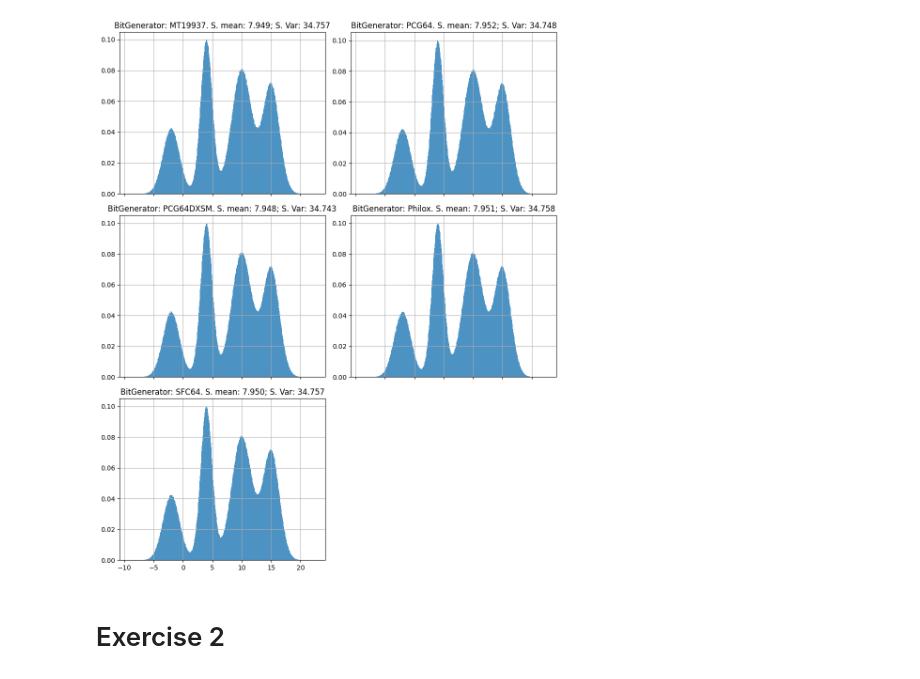
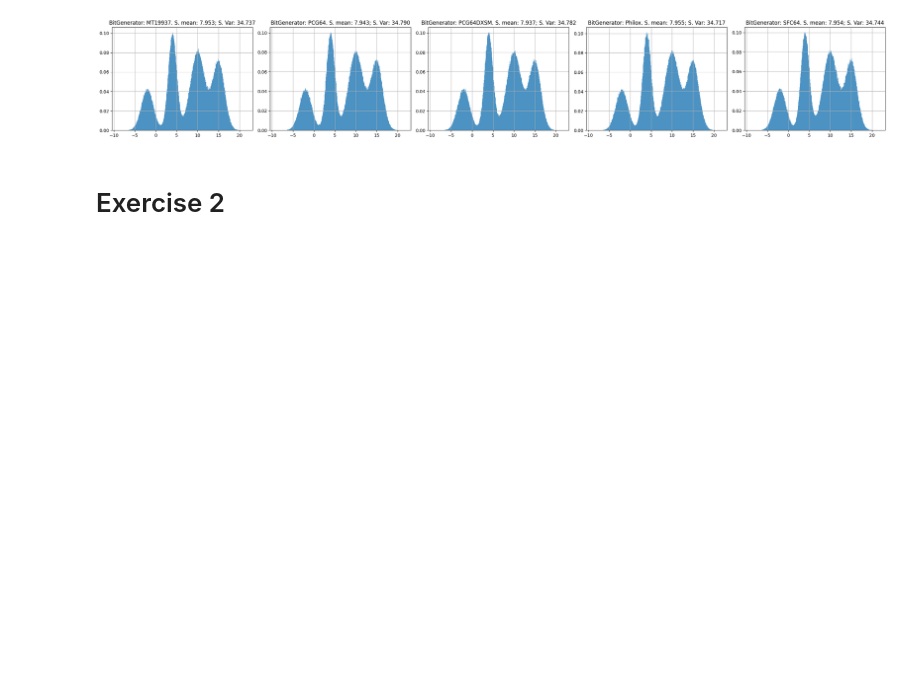
Before and after one commit to DaMole98/SPE-labs, a Jupyter notebook: HW-1/HW1.ipynb, the cells around one changed output. Drawn from its saved outputs; the diff is of its cells as text; code cells hidden in the pictures; blank space fills up the shorter version.

Commit message:
fixed plots

```diff
--- a/HW-1/HW1.ipynb
+++ b/HW-1/HW1.ipynb
@@ -36,7 +36,7 @@ choice_weights = np.array([0.15, 0.25, 0.35, 0.25])
 # %%
 #NB: I am avoiding vectorized operations on purpose, since is not clear (to me) how this could affect the rng state evolution
 
-DATASET_SIZE = int(1e7)
+DATASET_SIZE = int(1e6)
 
 samples_from_rng = {}
 for rng in all_rngs:
@@ -50,27 +50,28 @@ for rng in all_rngs:
 # %%
 #Plotting from different rng algorithms
 
 n = len(samples_from_rng)
-cols = 2
-rows = math.ceil(n / cols)
+
+rows = 1
+cols = n
 
 fig, axes = plt.subplots(rows, cols, figsize=(5 * cols, 4 * rows), sharex=True)
 axes = axes.flatten()
 
 for ax, (name, samples) in zip(axes, samples_from_rng.items()):
     mean = np.mean(samples)
     var = np.var(samples)
     ax.hist(samples, bins=500, density=True, alpha=0.8)
     ax.set_title(f"BitGenerator: {name}. S. mean: {mean:.3f}; S. Var: {var:.3f}",)
     ax.grid(True)
 
 for i in range(len(samples_from_rng), len(axes)):
     fig.delaxes(axes[i])
 
 plt.tight_layout()
 plt.show()
 # %% [output]
-[figure, old version]
+[figure, new version]
 # %% [markdown]
 # Exercise 2
 # %%
```
Also changed, not shown: parts of 1 cell of this notebook, 4 other files.
